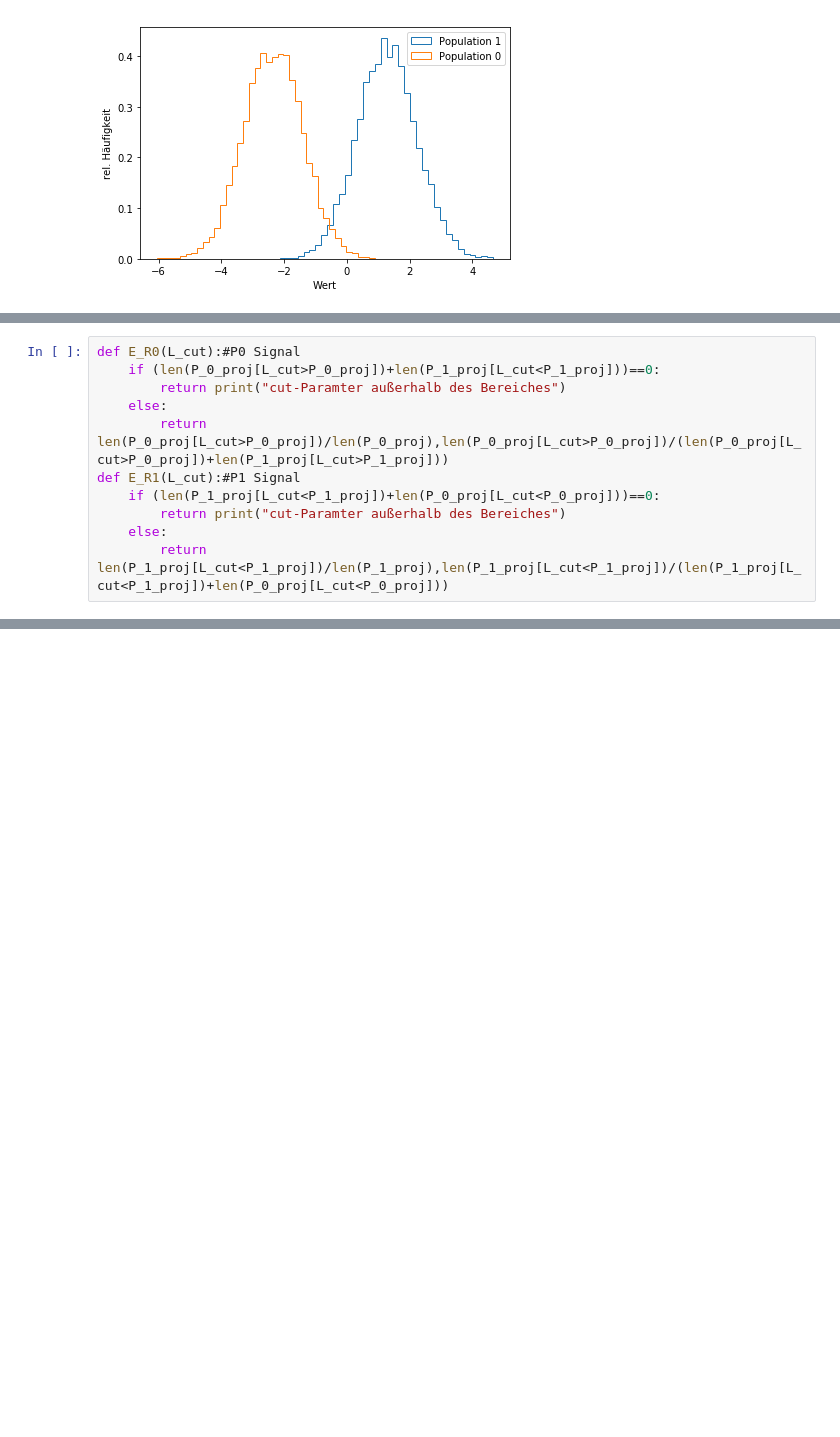
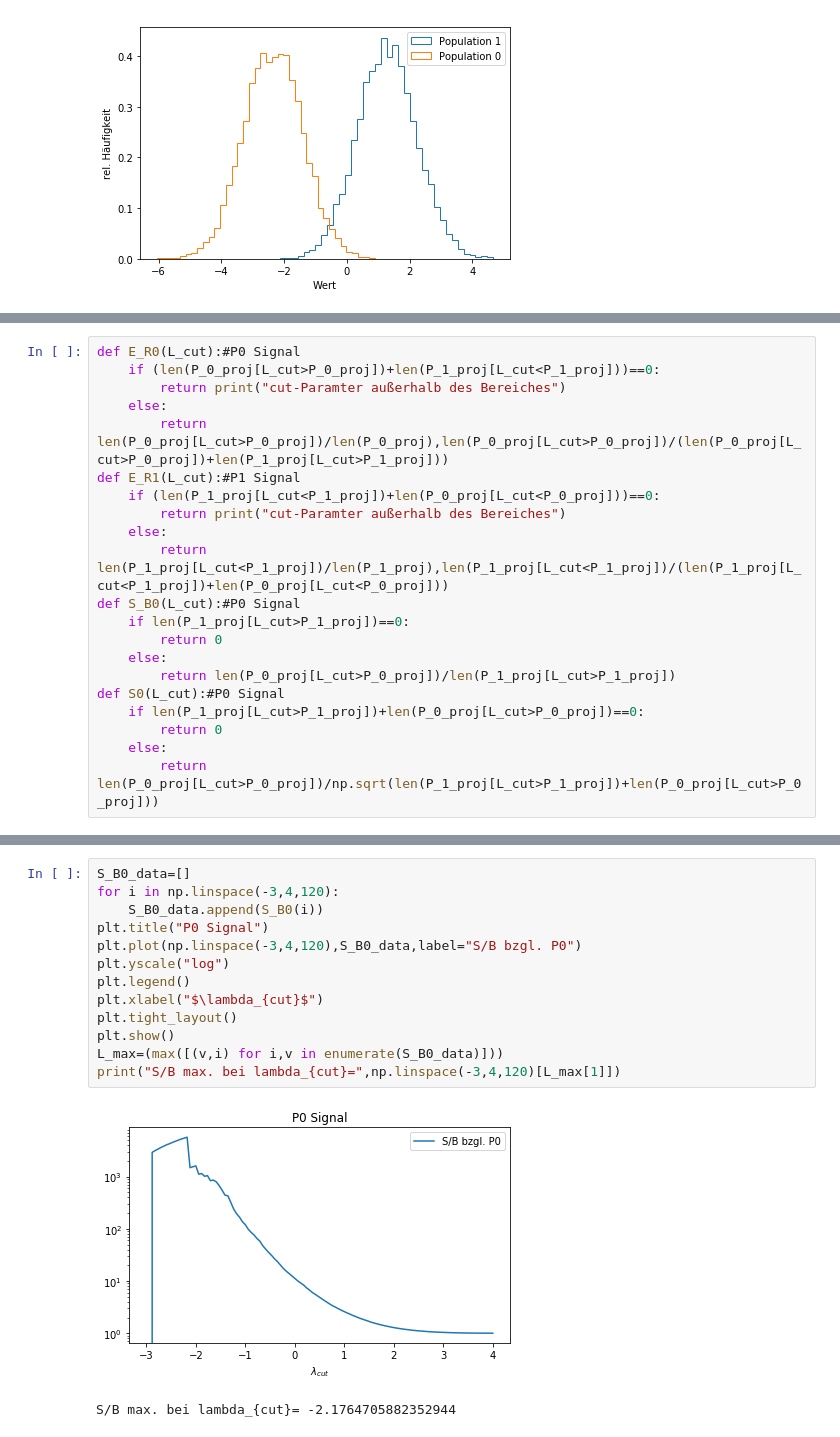
Before and after one commit to andksrm/smd1819, a Jupyter notebook: Blatt4/blatt4.ipynb, the cells around one changed output, grey strips where cells are left out. Cells and saved outputs as stored; diff of their text form; blank space fills up the shorter version.

```diff
--- a/Blatt4/blatt4.ipynb
+++ b/Blatt4/blatt4.ipynb
@@ -120,3 +110,13 @@ def E_R1(L_cut):#P1 Signal
         return print("cut-Paramter außerhalb des Bereiches")
     else:
         return len(P_1_proj[L_cut<P_1_proj])/len(P_1_proj),len(P_1_proj[L_cut<P_1_proj])/(len(P_1_proj[L_cut<P_1_proj])+len(P_0_proj[L_cut<P_0_proj]))
+def S_B0(L_cut):#P0 Signal
+    if len(P_1_proj[L_cut>P_1_proj])==0:
+        return 0
+    else:
+        return len(P_0_proj[L_cut>P_0_proj])/len(P_1_proj[L_cut>P_1_proj])
+def S0(L_cut):#P0 Signal
+    if len(P_1_proj[L_cut>P_1_proj])+len(P_0_proj[L_cut>P_0_proj])==0:
+        return 0
+    else:
+        return len(P_0_proj[L_cut>P_0_proj])/np.sqrt(len(P_1_proj[L_cut>P_1_proj])+len(P_0_proj[L_cut>P_0_proj]))
@@ -122,0 +136,16 @@ def E_R1(L_cut):#P1 Signal
+# %%
+S_B0_data=[]
+for i in np.linspace(-3,4,120):
+    S_B0_data.append(S_B0(i))
+plt.title("P0 Signal")
+plt.plot(np.linspace(-3,4,120),S_B0_data,label="S/B bzgl. P0")
+plt.yscale("log")
+plt.legend()
+plt.xlabel("$\lambda_{cut}$")
+plt.tight_layout()
+plt.show()
+L_max=(max([(v,i) for i,v in enumerate(S_B0_data)]))
+print("S/B max. bei lambda_{cut}=",np.linspace(-3,4,120)[L_max[1]])
+# %% [output]
+[figure, added]
+S/B max. bei lambda_{cut}= -2.1764705882352944
```
Also changed, not shown: parts of 5 cells of this notebook.
